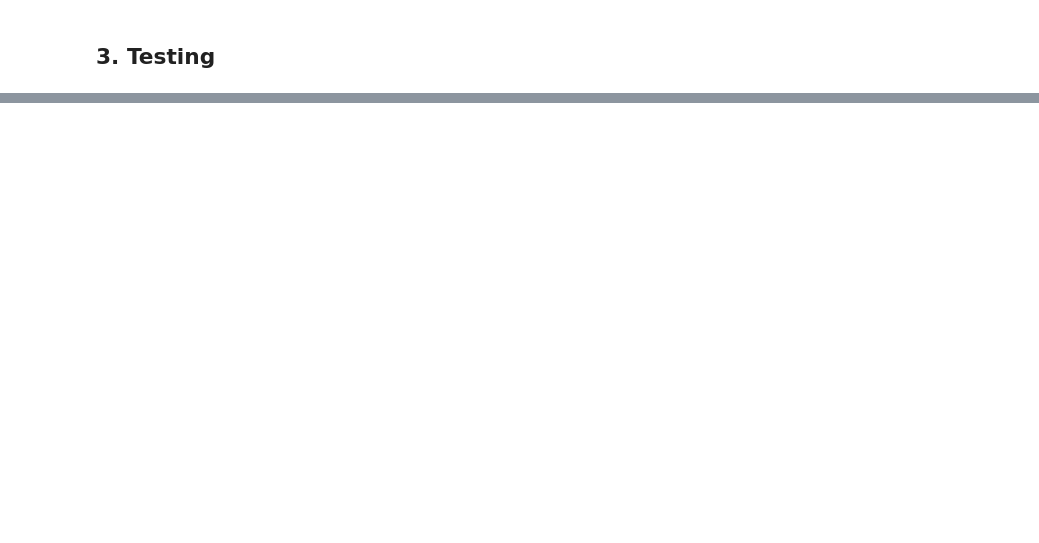
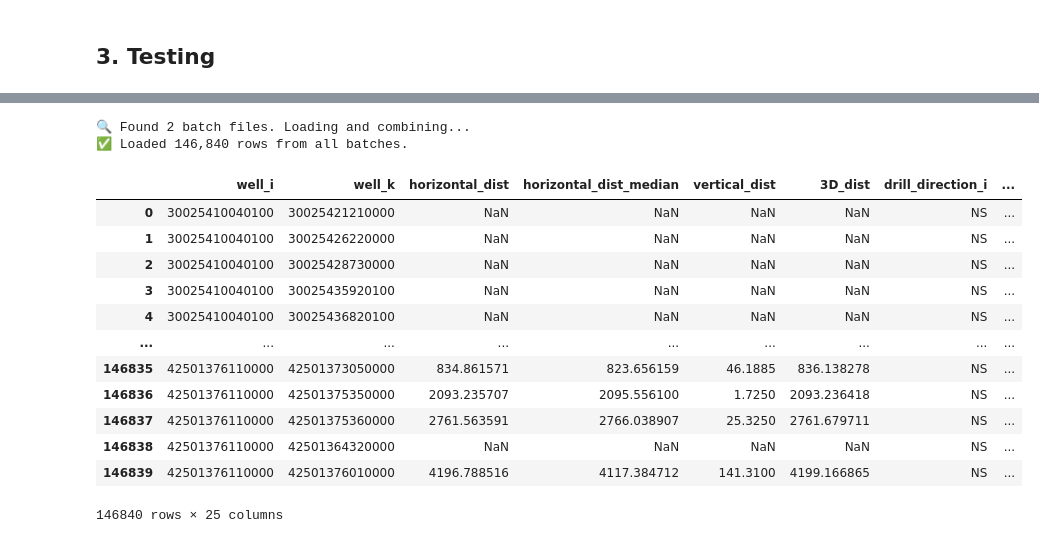
Before and after one commit to apoorvasaxena03/well-spacing-analyzer, a Jupyter notebook: notebooks/spacing_stat_ik_v2.ipynb, the cells around one changed output, grey strips where cells are left out. Cells and saved outputs as stored; diff of their text form; code cells hidden in the pictures; blank space fills up the shorter version.

```diff
--- a/notebooks/spacing_stat_ik_v2.ipynb
+++ b/notebooks/spacing_stat_ik_v2.ipynb
@@ -1927,0 +1902,3 @@ df_spacing_filt
+# %%
+# Filter the DataFrame to get only the lateral sections after the heel point
+df_utm_lateral = geo.filter_after_heel_point(df=df_utm)
@@ -1927,0 +1907,5 @@ df_spacing_filt
+# %%
+# Filter the DataFrame based on specific conditions
+df_header_filter = df_header[~(df_header["uwi"].isin(missing_uwi)) &
+          (df_header["rsv_cat"].isin(["01PDP", "02PA", "02PDNP", "03PUD"])) &
+          ~(df_header["hole_direction"]=="Vertical")].reset_index(drop=True).copy()
@@ -1927,0 +1916,3 @@ df_spacing_filt
+# %%
+# Create an instance of WellSpacingCalculator with the filtered trajectories
+spacing_stats_ik = WellSpacingCalculator(trajectories=df_utm_lateral[df_utm_lateral["uwi"].isin(df_header_filter["uwi"].unique())])
@@ -1927,0 +1928,23 @@ df_spacing_filt
+# %%
+df_spacing_ik = spacing_stats_ik._load_saved_batches(
+    batch_folder=r"C:\Users\apoorva.saxena\Desktop\Python_Conda_Projects\Parent_Child_Spacing\notebooks\SpacingStats"
+)
+# %% [output]
+🔍 Found 2 batch files. Loading and combining...
+✅ Loaded 146,840 rows from all batches.
+# %%
+df_spacing_ik
+# %% [output]
+|  | well_i | well_k | horizontal_dist | horizontal_dist_median | vertical_dist | 3D_dist | drill_direction_i | ... |
+| 0 | 30025410040100 | 30025421210000 | NaN | NaN | NaN | NaN | NS | ... |
+| 1 | 30025410040100 | 30025426220000 | NaN | NaN | NaN | NaN | NS | ... |
+| 2 | 30025410040100 | 30025428730000 | NaN | NaN | NaN | NaN | NS | ... |
+| 3 | 30025410040100 | 30025435920100 | NaN | NaN | NaN | NaN | NS | ... |
+| 4 | 30025410040100 | 30025436820100 | NaN | NaN | NaN | NaN | NS | ... |
+| ... | ... | ... | ... | ... | ... | ... | ... | ... |
+| 146835 | 42501376110000 | 42501373050000 | 834.861571 | 823.656159 | 46.1885 | 836.138278 | NS | ... |
+| 146836 | 42501376110000 | 42501375350000 | 2093.235707 | 2095.556100 | 1.7250 | 2093.236418 | NS | ... |
+| 146837 | 42501376110000 | 42501375360000 | 2761.563591 | 2766.038907 | 25.3250 | 2761.679711 | NS | ... |
+| 146838 | 42501376110000 | 42501364320000 | NaN | NaN | NaN | NaN | NS | ... |
+| 146839 | 42501376110000 | 42501376010000 | 4196.788516 | 4117.384712 | 141.3100 | 4199.166865 | NS | ... |
+146840 rows × 25 columns
```
Also changed, not shown: parts of 31 cells of this notebook, 28 other files.
